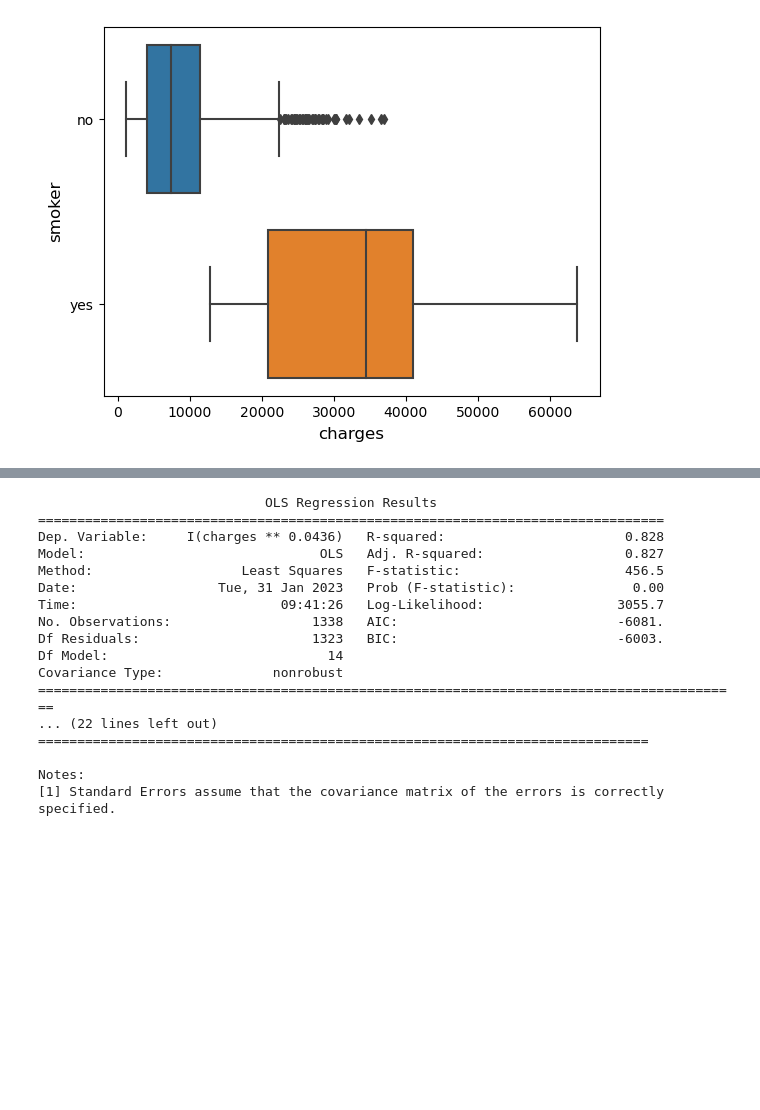
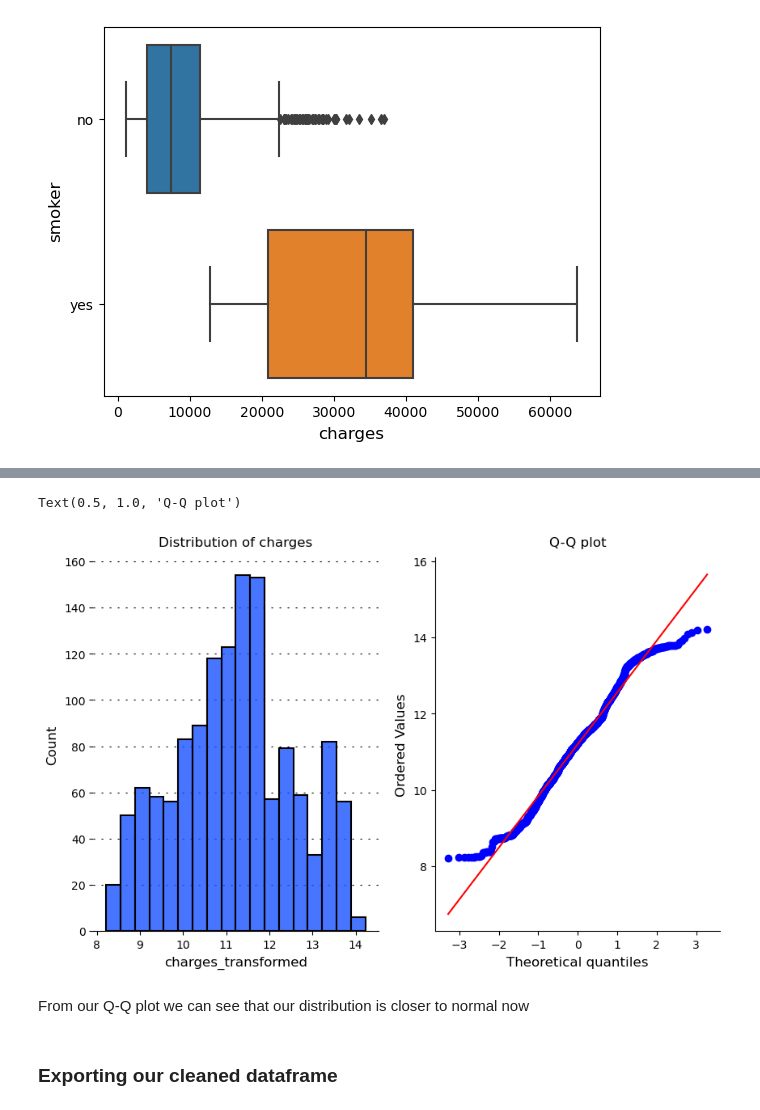
Before and after one commit to KyleThomson99/Portfolio, a Jupyter notebook: Healthcare_Cost_Analysis/EDA.ipynb, the cells around one changed output, grey strips where cells are left out. Cells and saved outputs as stored; diff of their text form; code cells hidden in the pictures; blank space fills up the shorter version.

```diff
--- a/Healthcare_Cost_Analysis/EDA.ipynb
+++ b/Healthcare_Cost_Analysis/EDA.ipynb
@@ -593,20 +569,46 @@ model_3 = smf.ols(formula = 'I(charges**0.0436) ~ age * C(smoker) + C(sex) + bmi
-# %%
-print(model_3.summary())
-# %% [output]
-                             OLS Regression Results
-================================================================================
-Dep. Variable:     I(charges ** 0.0436)   R-squared:                       0.828
-Model:                              OLS   Adj. R-squared:                  0.827
-Method:                   Least Squares   F-statistic:                     456.5
-Date:                  Tue, 31 Jan 2023   Prob (F-statistic):               0.00
-Time:                          09:41:26   Log-Likelihood:                 3055.7
-No. Observations:                  1338   AIC:                            -6081.
-Df Residuals:                      1323   BIC:                            -6003.
-Df Model:                            14
-Covariance Type:              nonrobust
-==========================================================================================
-... (22 lines left out)
-==============================================================================
-
-Notes:
-[1] Standard Errors assume that the covariance matrix of the errors is correctly specified.
+# %%
+df['charges_transformed'] = transformed_charges
+# %%
+fig = plt.figure(figsize = (10,6), facecolor='white')
+gs = fig.add_gridspec(1,2)
+ax = [None for i in range(2)]
+ax[0] = fig.add_subplot(gs[0,0])
+ax[1] = fig.add_subplot(gs[0,1])
+
+sns.histplot(
+    data = df,
+    x = 'charges_transformed',
+    ax = ax[0],
+    edgecolor = 'black',
+    linewidth = 1.5,
+    alpha = 0.8,
+    zorder = 2,
+    color = ['#1a53ff']
+)
+
+stats.probplot(df['charges_transformed'], dist = 'norm', plot = ax[1])
+
+ax[0].grid(
+    which = 'both',
+    axis = 'y',
+    zorder = 1,
+    color = 'black',
+    linestyle = '-',
+    dashes = (2,7)
+)
+
+for direction in ['top', 'left', 'right']:
+    ax[0].spines[direction].set_visible(False)
+
+for direction in ['top', 'right']:
+    ax[1].spines[direction].set_visible(False)
+
+ax[0].set_title('Distribution of charges', pad = 10)
+ax[1].set_title('Q-Q plot', pad = 10)
+# %% [output]
+Text(0.5, 1.0, 'Q-Q plot')
+[figure, added]
+# %% [markdown]
+From our Q-Q plot we can see that our distribution is closer to normal now
+# %% [markdown]
+### Exporting our cleaned dataframe
```
Also changed, not shown: parts of 35 cells of this notebook, 2 other files.
